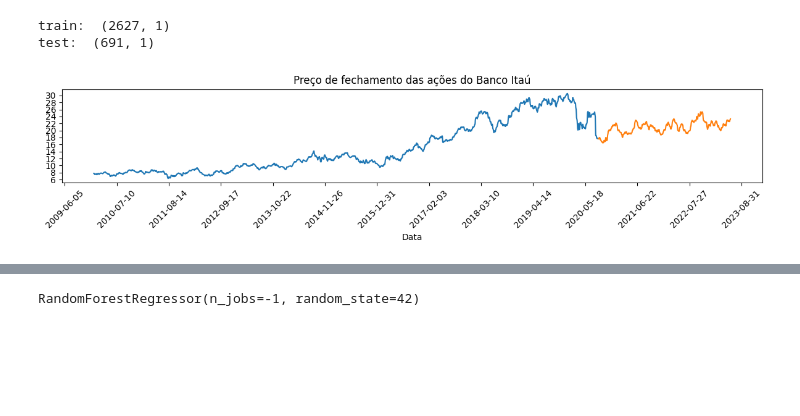
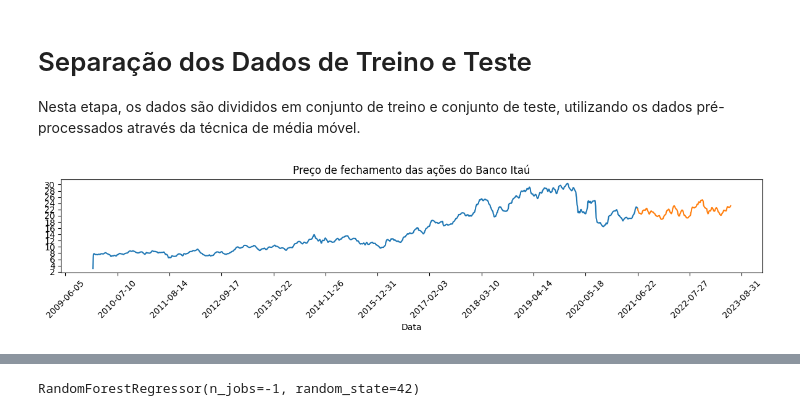
Before and after one commit to tamaturgo/analise_series_temporais, a Jupyter notebook: analise_series_temporais.ipynb, the cells around one changed output, grey strips where cells are left out. Saved outputs shown, nothing was run; the diff lists cells and outputs as text; code cells hidden in the pictures; blank space fills up the shorter version.

```diff
--- a/analise_series_temporais.ipynb
+++ b/analise_series_temporais.ipynb
@@ -88,7 +90,8 @@ Total de linhas e colunas:  (3336, 7)
 # %%
 Columns = ['Data', 'Último']
-train_samples = 2636
-test_samples = 700
-tick = 100
+train_samples = 2836
+test_samples = 500
+tick = 10
 
 df_itau = df_itau[-(train_samples + test_samples):]
+df_nat = df_nat[-(train_samples + test_samples):]
@@ -161,7 +276,13 @@ df_copy = indexed_df.copy()
 kernel_conv = np.array([1, 3, 5, 3, 1]) / 13
 print("kernel_conv: ", kernel_conv)
 # Cálculo da média móvel
-media_movel = np.convolve(df_copy['Último'], kernel_conv, mode='same')
+media_movel = df_copy['Último'].copy()
+# Quantidade de Filtros de Média Móvel
+n_conv = 5
+for i in range(n_conv):
+    # Aplicar o filtro
+    media_movel = np.convolve(media_movel, kernel_conv, mode='same')
+
 
 # Plotar os gráficos
 fig, ax = plt.subplots(nrows=1, ncols=2, figsize=(12, 3))
@@ -174,7 +295,8 @@ ax[0].set_ylabel('Preço de fechamento')
 
 # Gráfico da média móvel
 ax[1].plot(media_movel)
-ax[1].set_title('Preço de fechamento das ações do Banco Itaú - Média móvel')
+ax[1].set_title(
+    'Preço de fechamento das ações do Banco Itaú - Média móvel')
 ax[1].set_xlabel('Data')
 ax[1].set_ylabel('Preço de fechamento')
 
@@ -226,3 +427,7 @@ plt.show()
+# %% [markdown]
+# Separação dos Dados de Treino e Teste
+
+Nesta etapa, os dados são divididos em conjunto de treino e conjunto de teste, utilizando os dados pré-processados através da técnica de média móvel.
 # %%
 # Separa os dados de treino e teste
 train = df_copy[:train_samples]
@@ -233,38 +438,37 @@ train = train.drop(['Último', 'Diferença'], axis=1)
 test = test.drop(['Último', 'Diferença'], axis=1)
 
 # Drop das linhas inicias e finais
-train = train.drop(train.index[0:9])
-test = test.drop(test.index[-9:])
-print("train: ", train.shape)
-print("test: ", test.shape)
+test = test.drop(test.index[- (n_conv*2):], axis=0)
+
+# Ajustar tamanho de train e test
+train_samples = len(train)
+test_samples = len(test)
 
 # Rename da coluna 'Média móvel'
 train = train.rename(columns={'Média móvel': 'Fechamento'})
 test = test.rename(columns={'Média móvel': 'Fechamento'})
 
 # Plotar o gráfico
 fig, ax = plt.subplots(figsize=(12, 3))
 
 # Gráfico dos dados de treino e teste
 ax.plot(train['Fechamento'], label='Treino')
 ax.plot(test['Fechamento'], label='Teste')
 
 # Definir a frequência dos marcadores nos eixos x e y
 ax.xaxis.set_major_locator(plt.MaxNLocator(tick))
 ax.yaxis.set_major_locator(plt.MaxNLocator(tick))
 
 # Rotacionar os marcadores do eixo x
 plt.xticks(rotation=45)
 
 plt.title('Preço de fechamento das ações do Banco Itaú')
 plt.xlabel('Data')
 
 # Ajustar o layout
 plt.tight_layout()
 
 # Exibir o gráfico
 plt.show()
 # %% [output]
-train:  (2627, 1)
-test:  (691, 1)
-[figure, old version]
+[figure, new version]
```
Also changed, not shown: parts of 52 cells of this notebook, 1 other file.
